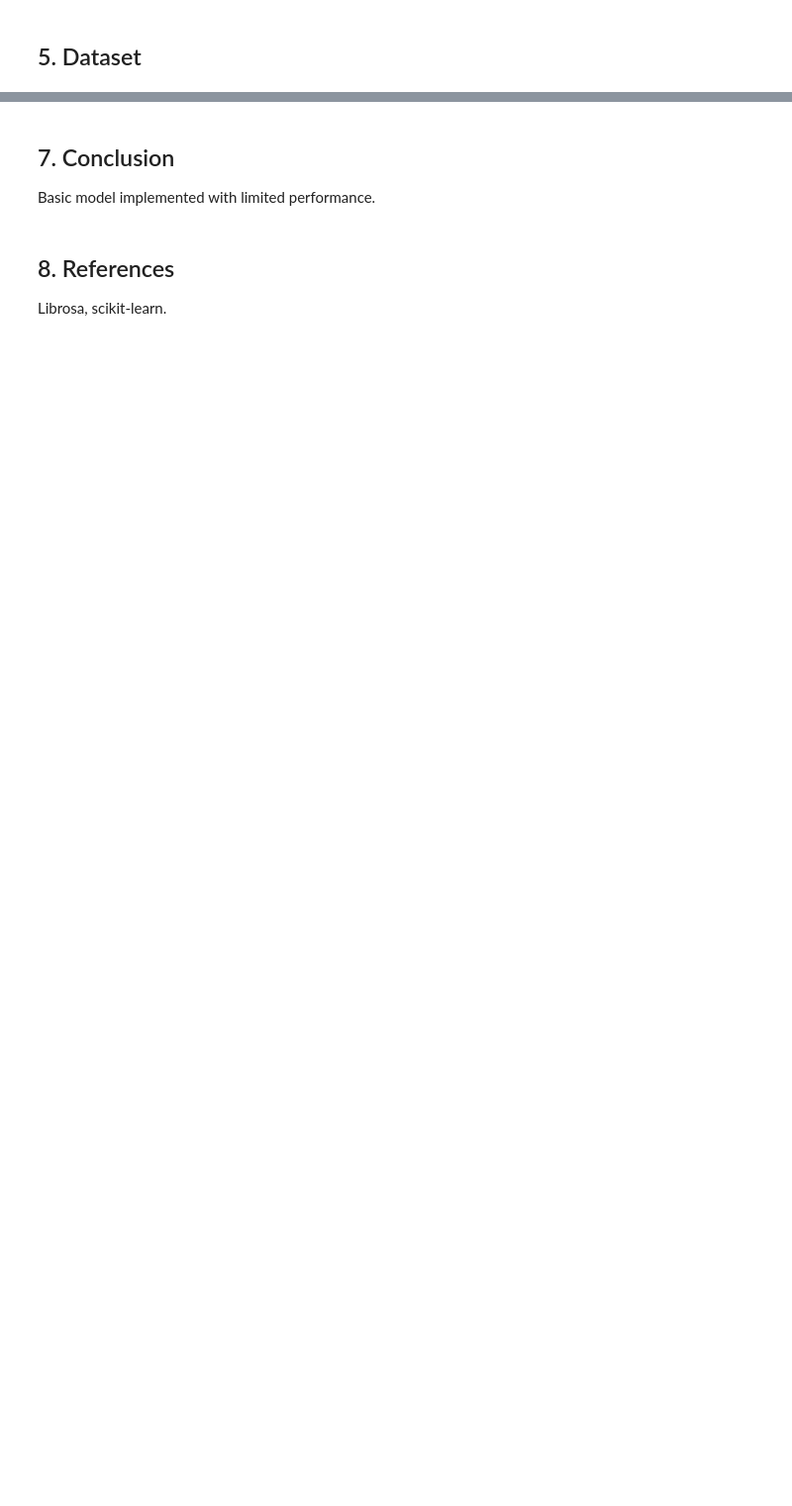
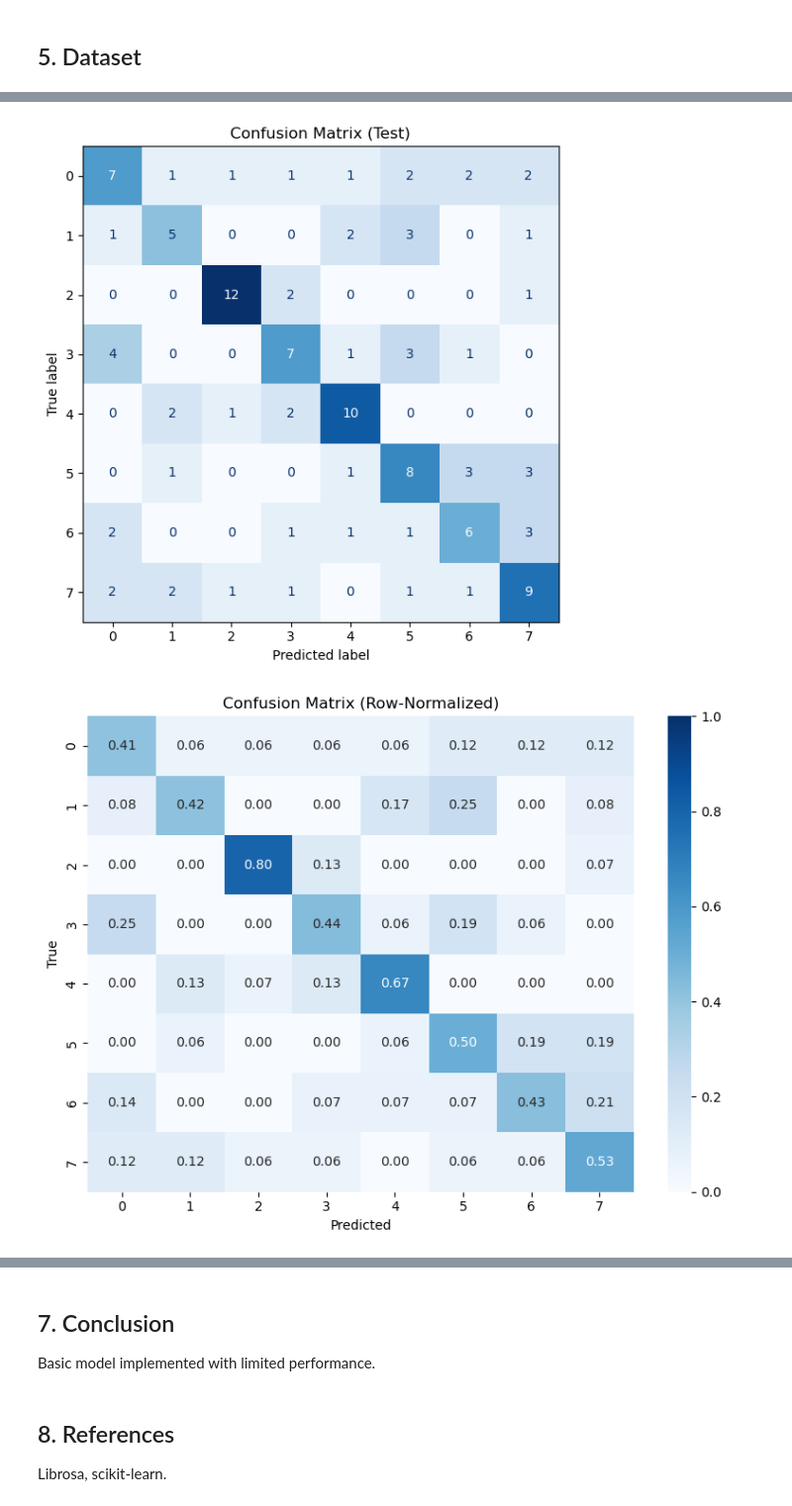
Before and after one commit to snowcatsmoking/ML_Coursework, a Jupyter notebook: notebook/CBU5201_miniproject_2526.ipynb, the cells around one changed output, grey strips where cells are left out. Shown at 99% size. Cells and saved outputs as stored; diff of their text form; code cells hidden in the pictures; blank space fills up the shorter version.

```diff
--- a/notebook/CBU5201_miniproject_2526.ipynb
+++ b/notebook/CBU5201_miniproject_2526.ipynb
@@ -161,0 +2151,21 @@ Validation Accuracy: 0.21666666666666667
+# %%
+
+
+# ---------------------------------------------------------------------
+# 5) Example "notebook flow" (copy into cells if desired)
+# ---------------------------------------------------------------------
+X_test, y_test = load_features(DEFAULT_TEST)
+X_test = sanitize_features(X_test)
+model, label_encoder = load_model(DEFAULT_MODEL)
+y_true = label_encoder.transform(y_test) if label_encoder is not None else y_test
+y_proba = model.predict_proba(X_test)
+y_pred = np.argmax(y_proba, axis=1)
+metrics = compute_metrics(y_true, y_pred, y_proba)
+metrics
+plot_confusion_matrix(y_true, y_pred, out_path=None, show=True)
+plot_confusion_normalized(y_true, y_pred, out_path=None, show=True)
+plot_roc_curves(y_true, y_proba, out_path=None, show=True)
+save_metrics(metrics, DEFAULT_OUT)
+# %% [output]
+[figure, added]
+[figure, added]
```
Also changed, not shown: parts of 37 cells of this notebook, 19 other files.
